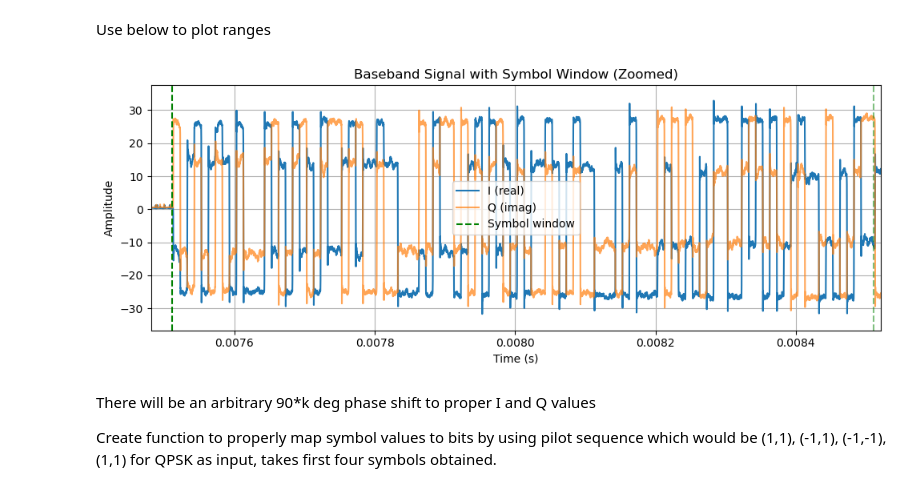
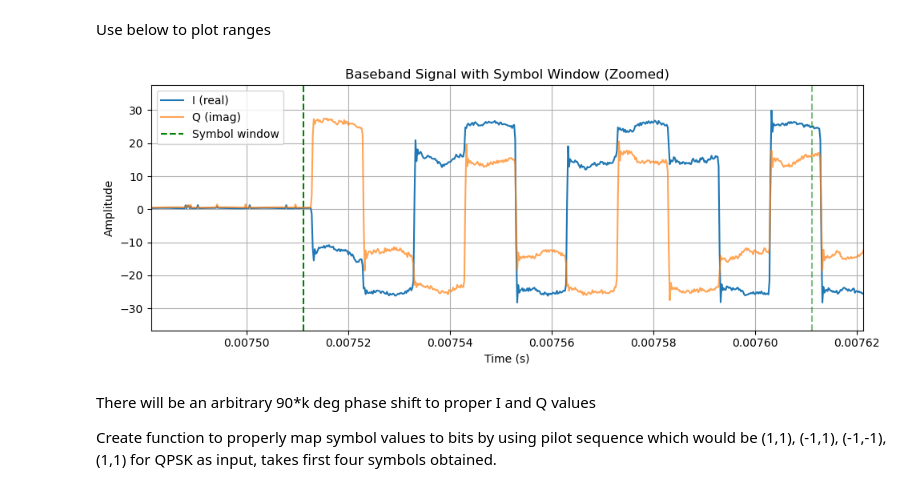
Before and after one commit to patmaloyan/hackrf_rx, a Jupyter notebook: s2_phase_demod_demo.ipynb, the cells around one changed output. Cells and saved outputs as stored; diff of their text form; code cells hidden in the pictures.

```diff
--- a/s2_phase_demod_demo.ipynb
+++ b/s2_phase_demod_demo.ipynb
@@ -174,35 +174,35 @@ Use below to plot ranges
 # %%
 bb = bb - np.mean(bb) # remove any residual DC offset
 
 # Average over the middle 50% of each symbol
 shift_symbols = 0
-symbol_view = 100
+symbol_view = 10
 view_start = shift_symbols*sps + start_idx
 view_stop  = shift_symbols*sps + start_idx + symbol_view*sps
 
 sym_est = np.mean(bb[view_start:view_stop])
 
 # plot the bb signal with zoom on the symbol window
 plt.figure(figsize=(10, 4))
 plt.plot(t_bb, np.real(bb), label="I (real)")
 plt.plot(t_bb, np.imag(bb), label="Q (imag)", alpha=0.7)
 plt.axvline(view_start / fs, color="g", linestyle="--", label="Symbol window")
 plt.axvline(view_stop / fs, color="g", linestyle="--", alpha=0.5)
 plt.xlabel("Time (s)")
 plt.ylabel("Amplitude")
 plt.title("Baseband Signal with Symbol Window (Zoomed)")
 plt.legend()
 plt.grid(True)
 
 # Zoom in on the symbol window
 zoom_start = (view_start - 3*sps) / fs
 zoom_stop = (view_stop + sps) / fs
 plt.xlim(zoom_start, zoom_stop)
 
 plt.tight_layout()
 plt.show()
 # %% [output]
-[figure, old version]
+[figure, new version]
 # %% [markdown]
 There will be an arbitrary 90*k deg phase shift to proper I and Q values
 
```
Also changed, not shown: parts of 4 cells of this notebook, 2 other files.
